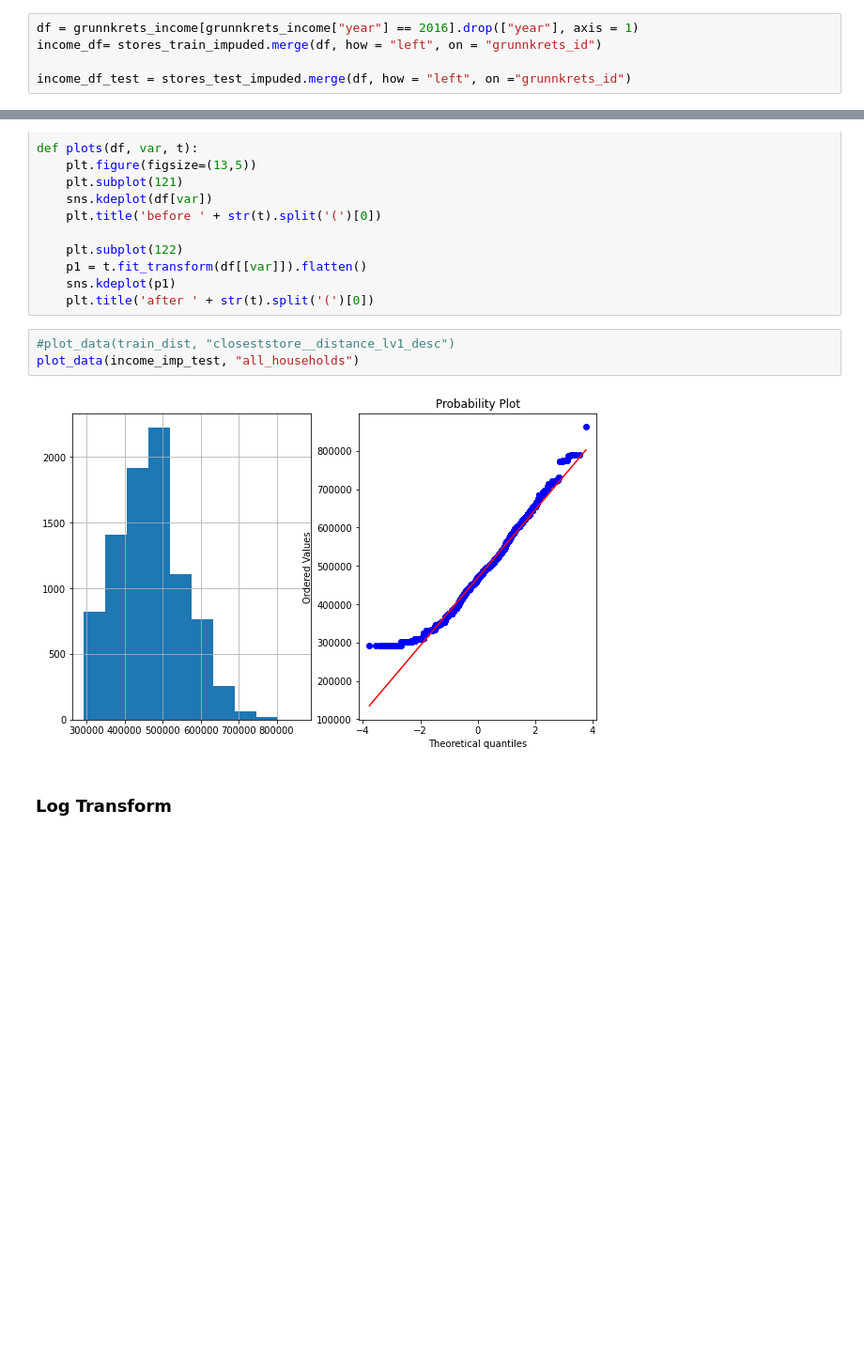
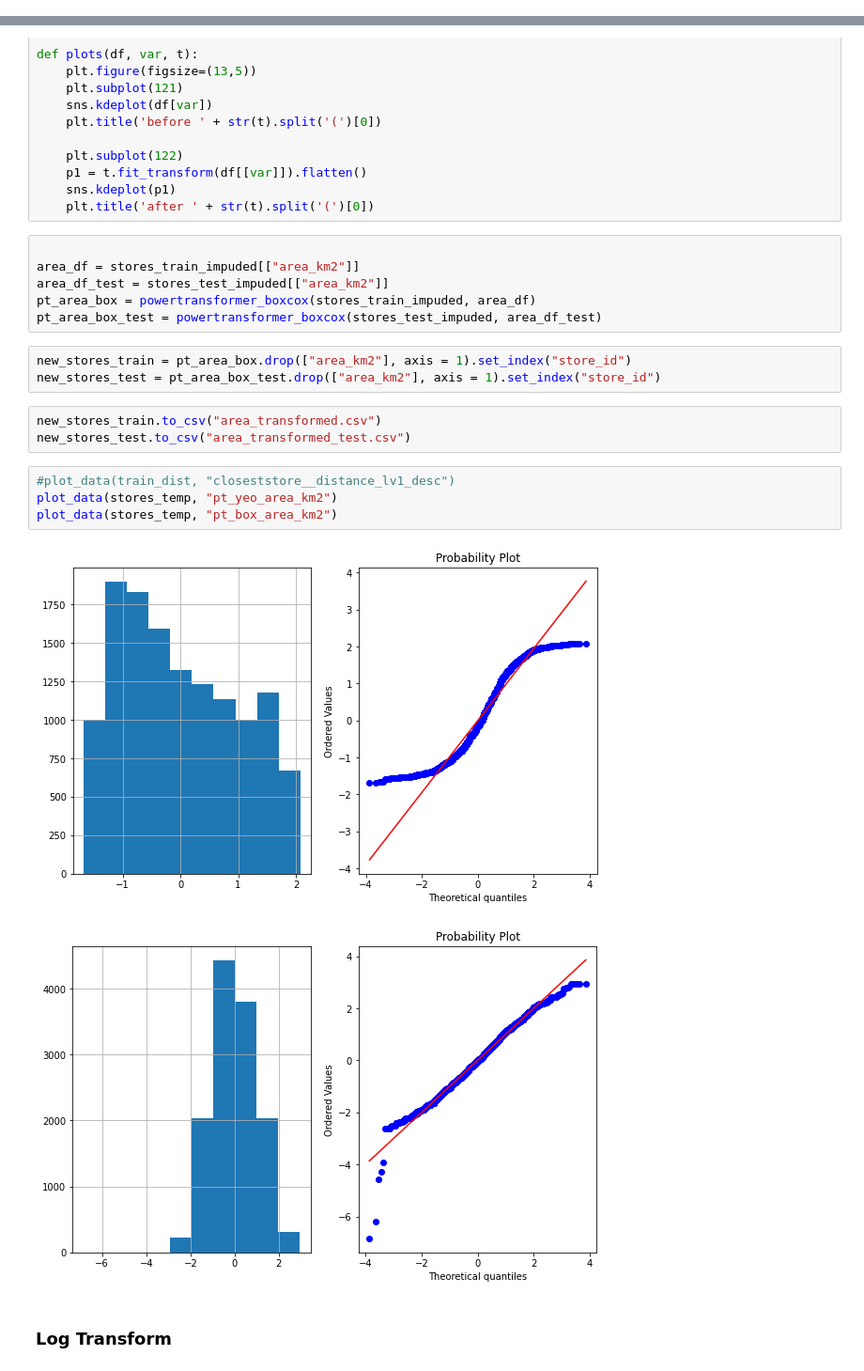
Before and after one commit to SimenQ/machine_learning, a Jupyter notebook: notebooks/Arash/scaling_transformation.ipynb, the cells around one changed output, grey strips where cells are left out. Shown at 94% size. Cells and saved outputs as stored; diff of their text form; blank space fills up the shorter version.

```diff
--- a/notebooks/Arash/scaling_transformation.ipynb
+++ b/notebooks/Arash/scaling_transformation.ipynb
@@ -28,8 +35,3 @@ sample_submission = pd.read_csv('C:/Users/aminp/OneDrive/Dokumenter/NTNU/4år/Ma
 stores_extra = pd.read_csv('C:/Users/aminp/OneDrive/Dokumenter/NTNU/4år/Machinelearning/machine_learning/data/raw/stores_extra.csv')
 stores_test = pd.read_csv('C:/Users/aminp/OneDrive/Dokumenter/NTNU/4år/Machinelearning/machine_learning/data/raw/stores_test.csv')
 stores_train = pd.read_csv('C:/Users/aminp/OneDrive/Dokumenter/NTNU/4år/Machinelearning/machine_learning/data/raw/stores_train.csv')
-# %%
-df = grunnkrets_income[grunnkrets_income["year"] == 2016].drop(["year"], axis = 1)
-income_df= stores_train_impuded.merge(df, how = "left", on = "grunnkrets_id")
-
-income_df_test = stores_test_impuded.merge(df, how = "left", on ="grunnkrets_id")
@@ -126,11 +136,25 @@ def plots(df, var, t):
     p1 = t.fit_transform(df[[var]]).flatten()
     sns.kdeplot(p1)
     plt.title('after ' + str(t).split('(')[0])
+# %%
+
+area_df = stores_train_impuded[["area_km2"]]
+area_df_test = stores_test_impuded[["area_km2"]]
+pt_area_box = powertransformer_boxcox(stores_train_impuded, area_df)
+pt_area_box_test = powertransformer_boxcox(stores_test_impuded, area_df_test)
+# %%
+new_stores_train = pt_area_box.drop(["area_km2"], axis = 1).set_index("store_id")
+new_stores_test = pt_area_box_test.drop(["area_km2"], axis = 1).set_index("store_id")
+# %%
+new_stores_train.to_csv("area_transformed.csv")
+new_stores_test.to_csv("area_transformed_test.csv")
 # %%
 #plot_data(train_dist, "closeststore__distance_lv1_desc")
-plot_data(income_imp_test, "all_households")
+plot_data(stores_temp, "pt_yeo_area_km2")
+plot_data(stores_temp, "pt_box_area_km2")
 # %% [output]
-[figure, old version]
+[figure, new version]
+[figure, added]
 # %% [markdown]
 ### Log Transform
 # %%
```
Also changed, not shown: parts of 30 cells of this notebook, 18 other files.
